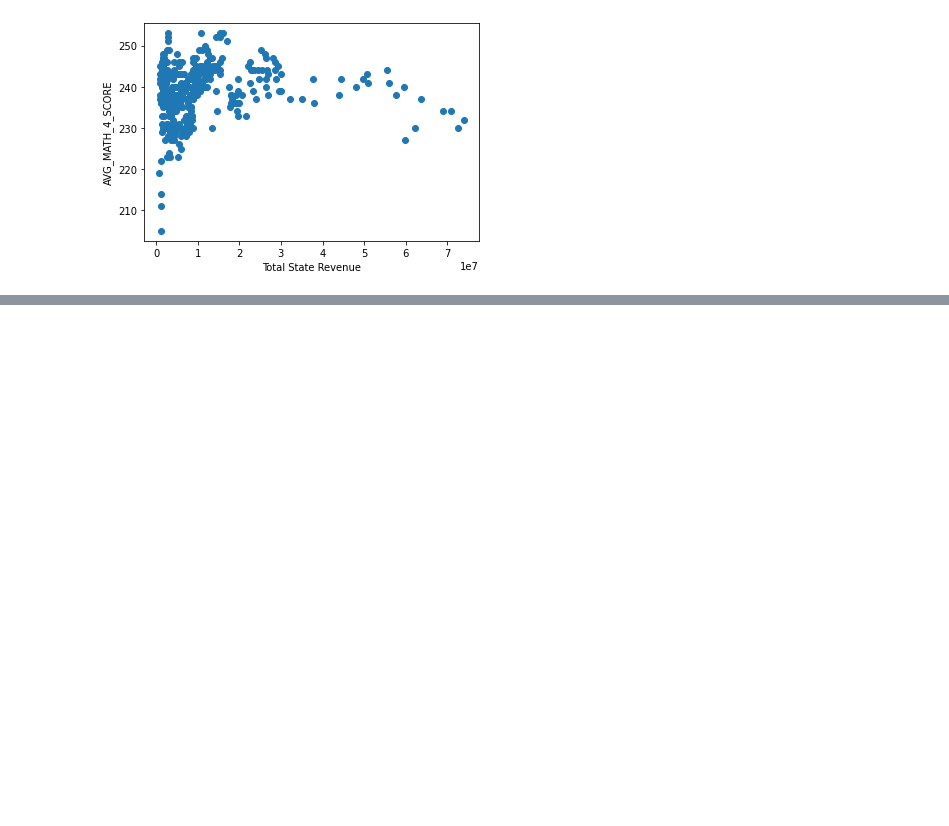
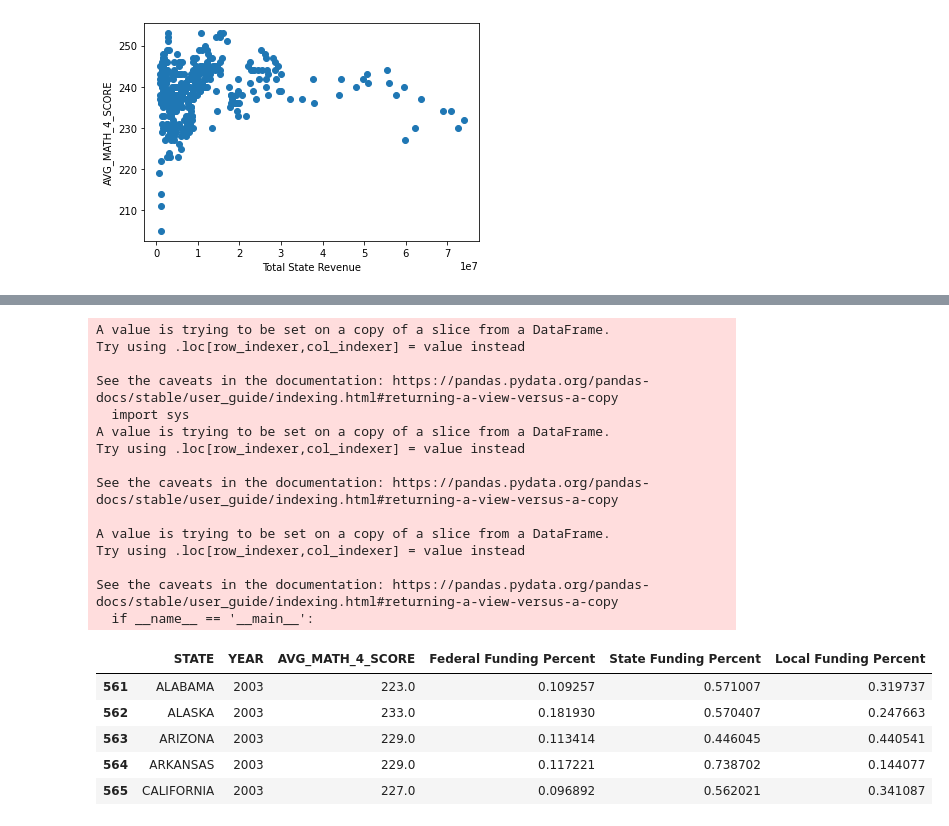
Before and after one commit to alecabrera27/US_Educational_Funding, a Jupyter notebook: Exploratory_analysis.ipynb, the cells around one changed output, grey strips where cells are left out. Drawn from its saved outputs; the diff is of its cells as text; code cells hidden in the pictures; blank space fills up the shorter version.

```diff
--- a/Exploratory_analysis.ipynb
+++ b/Exploratory_analysis.ipynb
@@ -161,0 +151,33 @@ plt.show()
+# %%
+#Adding funding percentages to dataframe
+
+federal_percent = df2['FEDERAL_REVENUE']/df2['TOTAL_REVENUE']
+state_percent = df2['STATE_REVENUE']/df2['TOTAL_REVENUE']
+local_percent = df2['LOCAL_REVENUE']/df2['TOTAL_REVENUE']
+
+df3['Federal Funding Percent'] = federal_percent
+df3['State Funding Percent'] = state_percent
+df3['Local Funding Percent'] = local_percent
+df3.head()
+# %% [output]
+A value is trying to be set on a copy of a slice from a DataFrame.
+Try using .loc[row_indexer,col_indexer] = value instead
+
+See the caveats in the documentation: https://pandas.pydata.org/pandas-docs/stable/user_guide/indexing.html#returning-a-view-versus-a-copy
+  import sys
+A value is trying to be set on a copy of a slice from a DataFrame.
+Try using .loc[row_indexer,col_indexer] = value instead
+
+See the caveats in the documentation: https://pandas.pydata.org/pandas-docs/stable/user_guide/indexing.html#returning-a-view-versus-a-copy
+
+A value is trying to be set on a copy of a slice from a DataFrame.
+Try using .loc[row_indexer,col_indexer] = value instead
+
+See the caveats in the documentation: https://pandas.pydata.org/pandas-docs/stable/user_guide/indexing.html#returning-a-view-versus-a-copy
+  if __name__ == '__main__':
+|  | STATE | YEAR | AVG_MATH_4_SCORE | Federal Funding Percent | State Funding Percent | Local Funding Percent |
+| 561 | ALABAMA | 2003 | 223.0 | 0.109257 | 0.571007 | 0.319737 |
+| 562 | ALASKA | 2003 | 233.0 | 0.181930 | 0.570407 | 0.247663 |
+| 563 | ARIZONA | 2003 | 229.0 | 0.113414 | 0.446045 | 0.440541 |
+| 564 | ARKANSAS | 2003 | 229.0 | 0.117221 | 0.738702 | 0.144077 |
+| 565 | CALIFORNIA | 2003 | 227.0 | 0.096892 | 0.562021 | 0.341087 |
```
Also changed, not shown: parts of 24 cells of this notebook, 1 other file.
